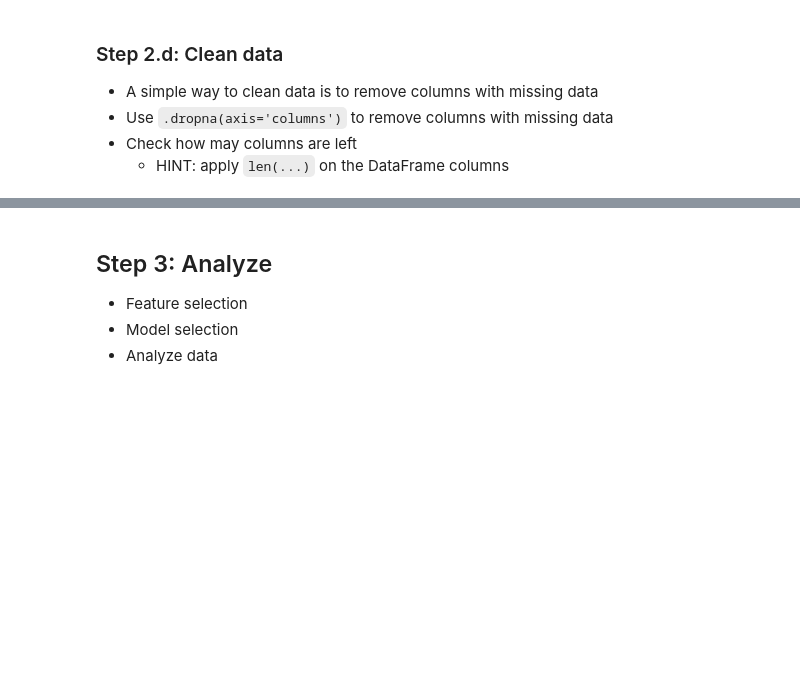
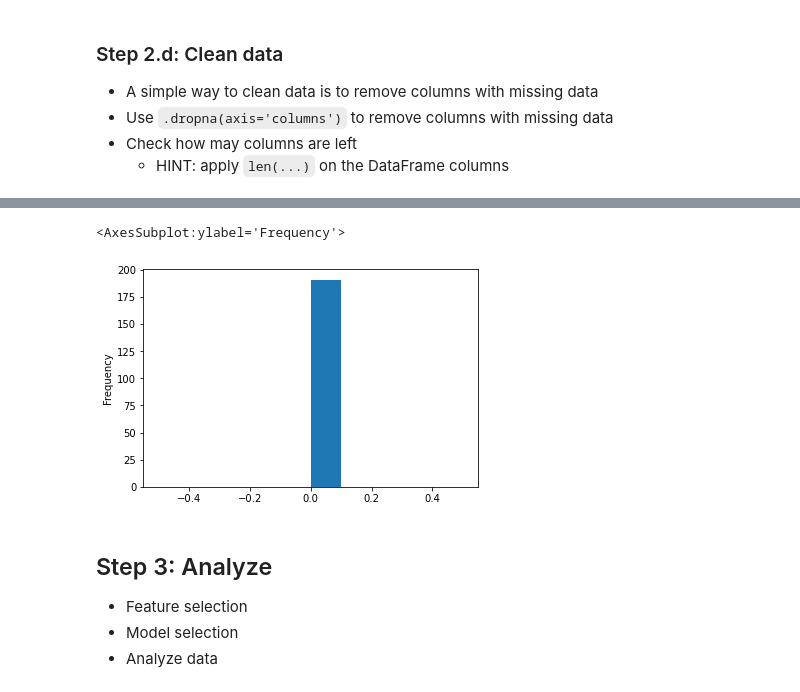
Before and after one commit to Springhawk27/data-science, a Jupyter notebook: 01 - Project - CO2 Per Capita.ipynb, the cells around one changed output, grey strips where cells are left out. Cells and saved outputs as stored; diff of their text form; code cells hidden in the pictures; blank space fills up the shorter version.

Commit message:
project on visualisation updated

````diff
--- a/01 - Project - CO2 Per Capita.ipynb
+++ b/01 - Project - CO2 Per Capita.ipynb
@@ -147,3 +169,5 @@ data.isnull().sum().plot.hist()
 - Use ```.dropna(axis='columns')``` to remove columns with missing data
 - Check how may columns are left
     - HINT: apply ```len(...)``` on the DataFrame columns
+# %%
+clean_data = data.dropna(axis='columns')
@@ -150,3 +193,8 @@ data.isnull().sum().plot.hist()
+# %%
+clean_data.isnull().sum().plot.hist()
+# %% [output]
+<AxesSubplot:ylabel='Frequency'>
+[figure, added]
 # %% [markdown]
 ## Step 3: Analyze
 - Feature selection
````
Also changed, not shown: parts of 17 cells of this notebook.
